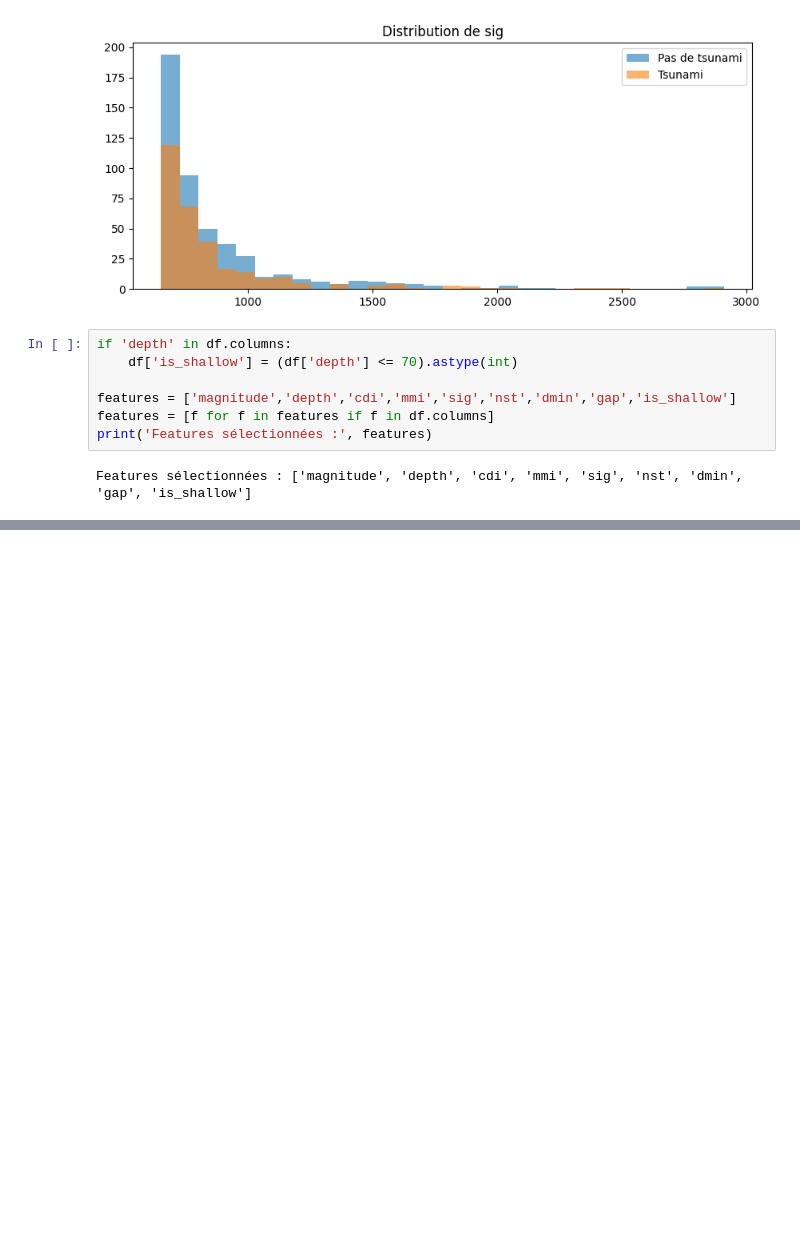
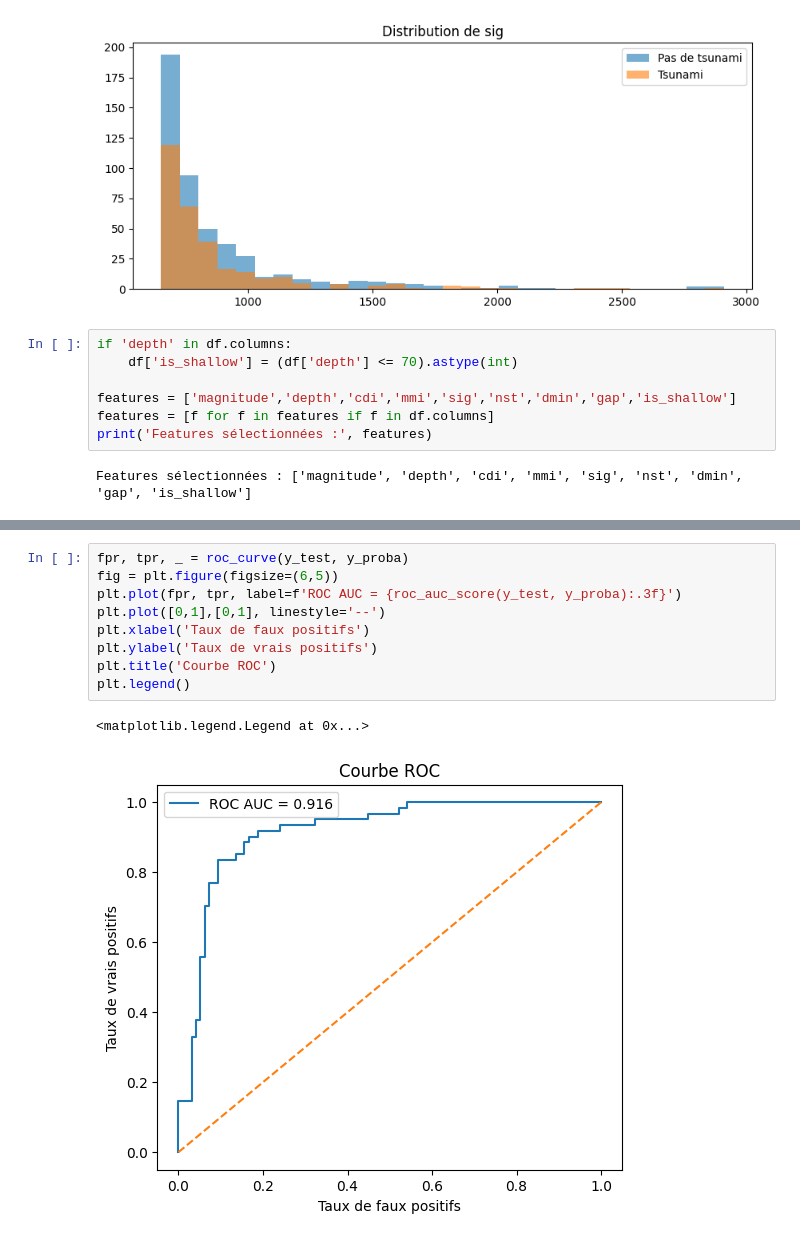
Before and after one commit to ayoub1999hannachi/earthquake-tsunami, a Jupyter notebook: notebooks/earthquake-tsunami.ipynb, the cells around one changed output, grey strips where cells are left out. Saved outputs shown, nothing was run; the diff lists cells and outputs as text; blank space fills up the shorter version.

```diff
--- a/notebooks/earthquake-tsunami.ipynb
+++ b/notebooks/earthquake-tsunami.ipynb
@@ -184,0 +230,12 @@ Features sélectionnées : ['magnitude', 'depth', 'cdi', 'mmi', 'sig', 'nst', 'd
+# %%
+fpr, tpr, _ = roc_curve(y_test, y_proba)
+fig = plt.figure(figsize=(6,5))
+plt.plot(fpr, tpr, label=f'ROC AUC = {roc_auc_score(y_test, y_proba):.3f}')
+plt.plot([0,1],[0,1], linestyle='--')
+plt.xlabel('Taux de faux positifs')
+plt.ylabel('Taux de vrais positifs')
+plt.title('Courbe ROC')
+plt.legend()
+# %% [output]
+<matplotlib.legend.Legend at 0x...>
+[figure, added]
```
Also changed, not shown: parts of 3 cells of this notebook.
